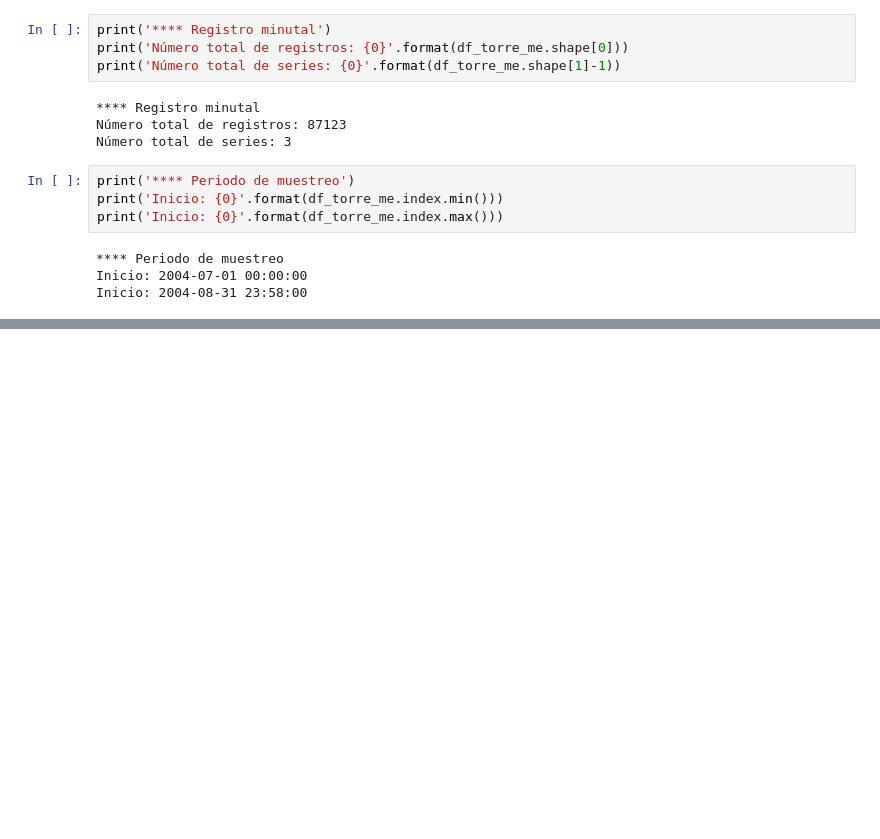
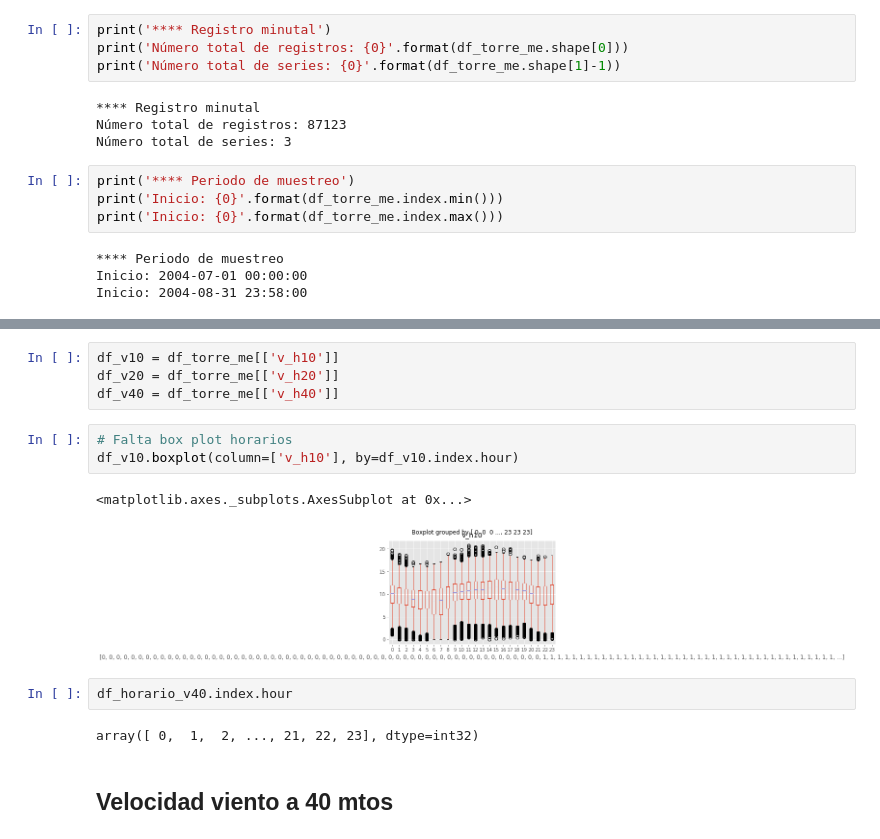
Before and after one commit to ycedres/rnn-series, a Jupyter notebook: notebooks/02_preproceso/01_serie_pozo_izquierdo.ipynb, the cells around one changed output, grey strips where cells are left out. Cells and saved outputs as stored; diff of their text form; blank space fills up the shorter version.

```diff
--- a/notebooks/02_preproceso/01_serie_pozo_izquierdo.ipynb
+++ b/notebooks/02_preproceso/01_serie_pozo_izquierdo.ipynb
@@ -77,0 +53,16 @@ df_torre_ms
+# %%
+df_v10 = df_torre_me[['v_h10']]
+df_v20 = df_torre_me[['v_h20']]
+df_v40 = df_torre_me[['v_h40']]
+# %%
+# Falta box plot horarios
+df_v10.boxplot(column=['v_h10'], by=df_v10.index.hour)
+# %% [output]
+<matplotlib.axes._subplots.AxesSubplot at 0x...>
+[figure, added]
+# %%
+df_horario_v40.index.hour
+# %% [output]
+array([ 0,  1,  2, ..., 21, 22, 23], dtype=int32)
+# %% [markdown]
+## Velocidad viento a 40 mtos
```
Also changed, not shown: parts of 18 cells of this notebook, 1 other file.
